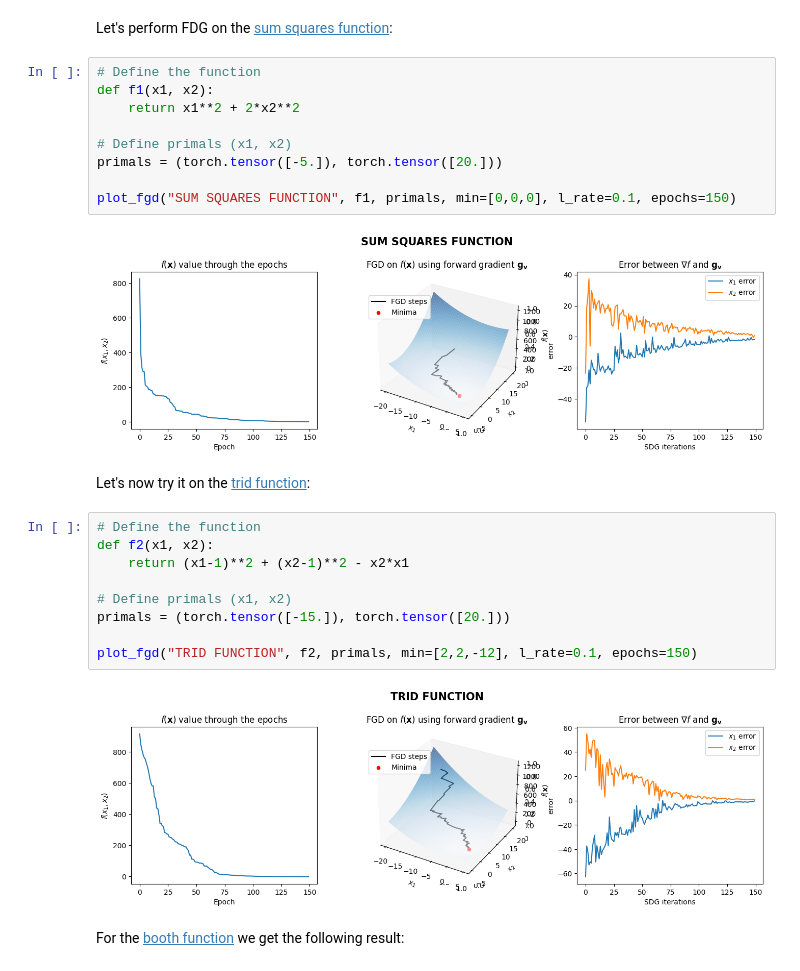
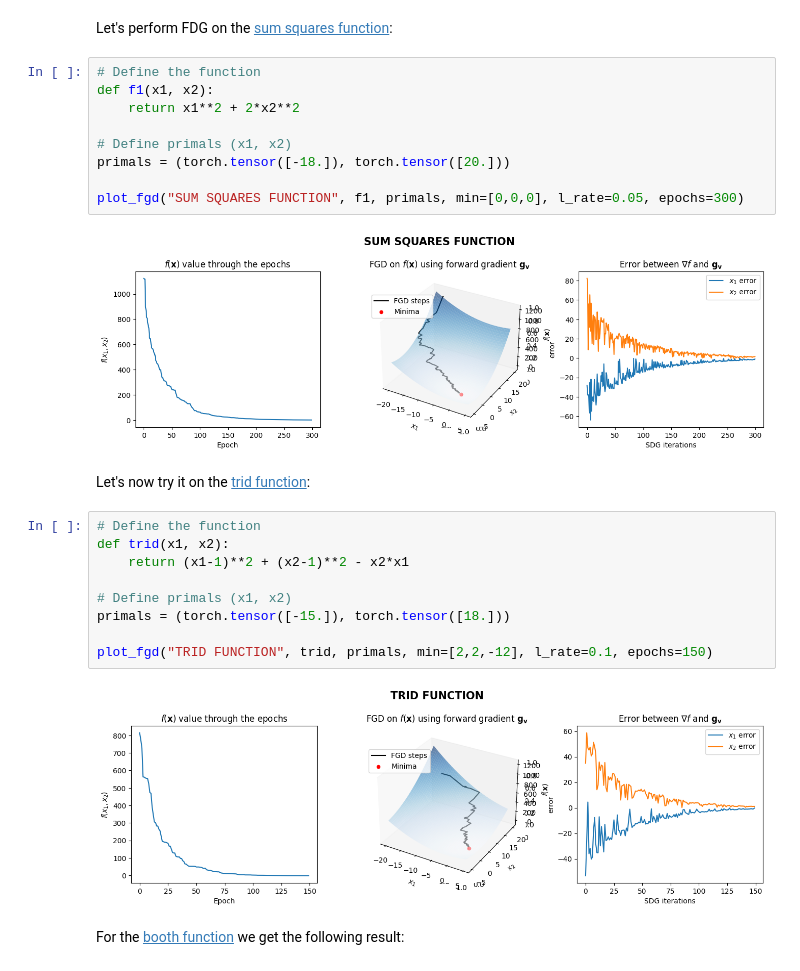
Before and after one commit to luigi-ga/GradientsWithoutBackpropagation, a Jupyter notebook: fwdgrad.ipynb, the cells around one changed output. Saved outputs shown, nothing was run; the diff lists cells and outputs as text.

```diff
--- a/fwdgrad.ipynb
+++ b/fwdgrad.ipynb
@@ -108,27 +110,27 @@ Let's perform FDG on the [sum squares function](https://www.sfu.ca/~ssurjano/sum
 # %%
 # Define the function
 def f1(x1, x2):
     return x1**2 + 2*x2**2
 
 # Define primals (x1, x2)
-primals = (torch.tensor([-5.]), torch.tensor([20.]))
+primals = (torch.tensor([-18.]), torch.tensor([20.]))
 
-plot_fgd("SUM SQUARES FUNCTION", f1, primals, min=[0,0,0], l_rate=0.1, epochs=150)
+plot_fgd("SUM SQUARES FUNCTION", f1, primals, min=[0,0,0], l_rate=0.05, epochs=300)
 # %% [output]
-[figure, old version]
+[figure, new version]
 # %% [markdown]
 Let's now try it on the [trid function](https://www.sfu.ca/~ssurjano/trid.html):
 # %%
 # Define the function
-def f2(x1, x2):
+def trid(x1, x2):
     return (x1-1)**2 + (x2-1)**2 - x2*x1
 
 # Define primals (x1, x2)
-primals = (torch.tensor([-15.]), torch.tensor([20.]))
+primals = (torch.tensor([-15.]), torch.tensor([18.]))
 
-plot_fgd("TRID FUNCTION", f2, primals, min=[2,2,-12], l_rate=0.1, epochs=150)
+plot_fgd("TRID FUNCTION", trid, primals, min=[2,2,-12], l_rate=0.1, epochs=150)
 # %% [output]
-[figure, old version]
+[figure, new version]
 # %% [markdown]
 For the [booth function](https://www.sfu.ca/~ssurjano/booth.html) we get the following result:
 # %%
```
Also changed, not shown: parts of 12 cells of this notebook.
